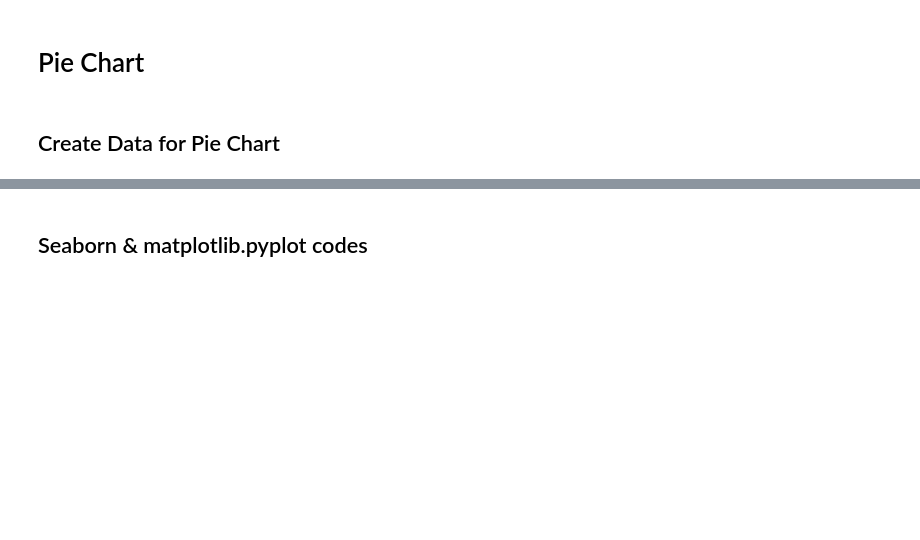
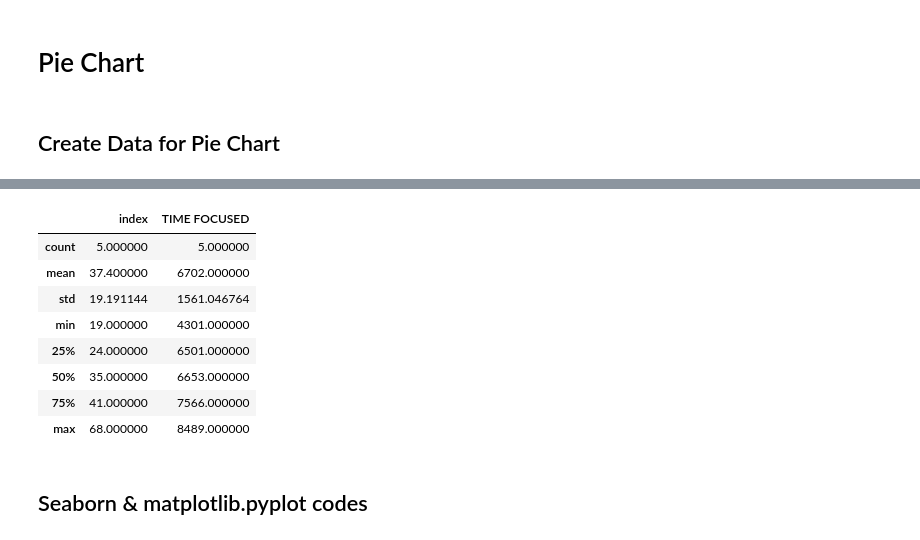
Before and after one commit to itszehrakaya/study-analysis, a Jupyter notebook: data_manipulation.ipynb, the cells around one changed output, grey strips where cells are left out. Cells and saved outputs as stored; diff of their text form; code cells hidden in the pictures; blank space fills up the shorter version.

```diff
--- a/data_manipulation.ipynb
+++ b/data_manipulation.ipynb
@@ -167,3 +192,15 @@ pie_df =  pie_df.sort_values(by='TIME FOCUSED',ascending= False ).reset_index().
+# %%
+pie_df.describe()
+# %% [output]
+|  | index | TIME FOCUSED |
+| count | 5.000000 | 5.000000 |
+| mean | 37.400000 | 6702.000000 |
+| std | 19.191144 | 1561.046764 |
+| min | 19.000000 | 4301.000000 |
+| 25% | 24.000000 | 6501.000000 |
+| 50% | 35.000000 | 6653.000000 |
+| 75% | 41.000000 | 7566.000000 |
+| max | 68.000000 | 8489.000000 |
 # %% [markdown]
 ## Seaborn & matplotlib.pyplot codes
 # %%
```
Also changed, not shown: parts of 6 cells of this notebook, 3 other files.
